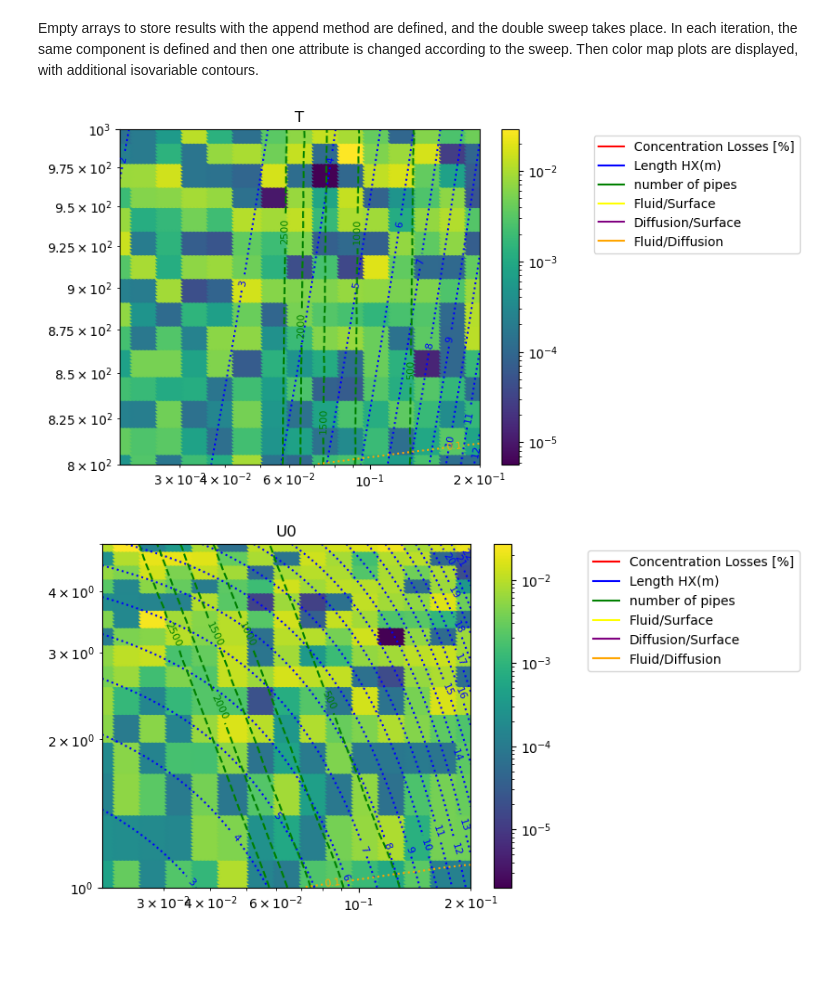
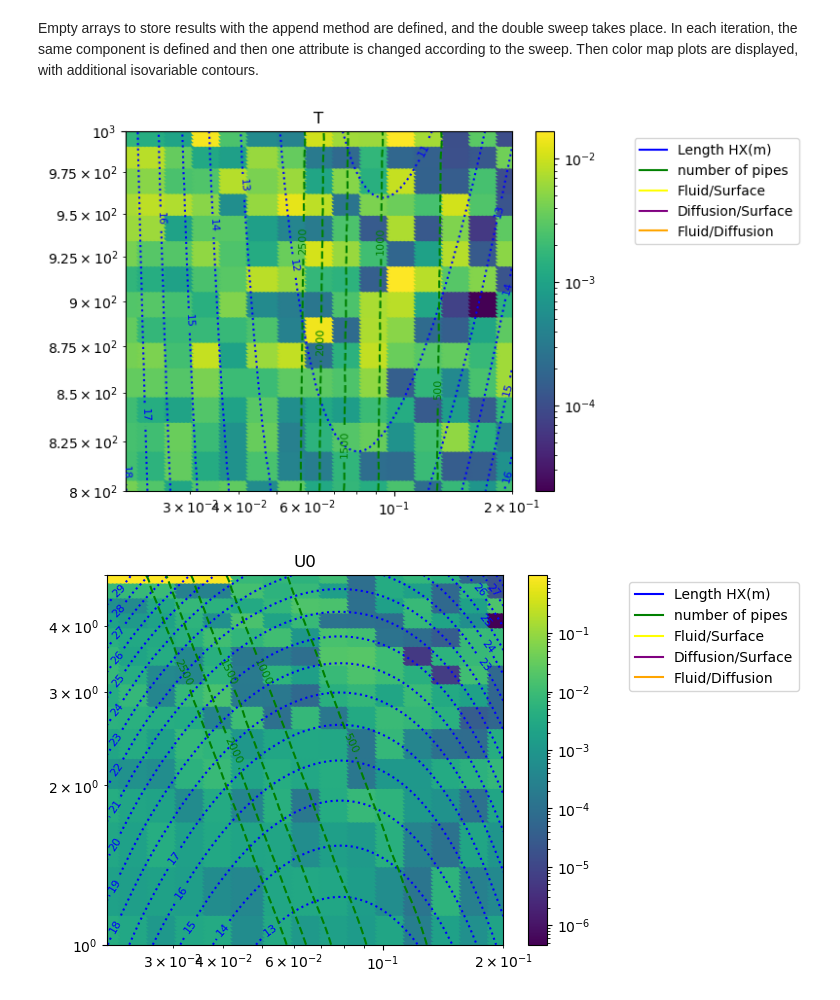
Before and after one commit to gabriele-ferrero/TRIOMA, a Jupyter notebook: Examples/Verification_analytical_eff_MS.ipynb, the cells around one changed output. Saved outputs shown, nothing was run; the diff lists cells and outputs as text; code cells hidden in the pictures; blank space fills up the shorter version.

```diff
--- a/Examples/Verification_analytical_eff_MS.ipynb
+++ b/Examples/Verification_analytical_eff_MS.ipynb
@@ -73,7 +73,8 @@ for j,vec in enumerate(v_vec):
                         mat=materials.Flibe(T)
                         flibe=Fluid(T=T, Solubility=mat.Solubility, MS=True,D=mat.D, d_Hyd=d_hyd ,mu=mat.mu,rho=mat.rho,U0=1,k=mat.k,
                          cp=mat.cp)
-                        BB=BreedingBlanket(Q=Q,TBR=1.08,T_out=T_hot_prim,T_in=T_cold_prim,fluid=flibe ,c_in=0)
+                        geom_PAV=Geometry(L=1,D=d_hyd,thick=2.1E-3)
+                        BB=BreedingBlanket(Q=Q,TBR=1.08,T_out=T_hot_prim,T_in=T_cold_prim,fluid=flibe ,c_in=1E-4)
                         BB.get_cout()
                         c0=BB.c_out
                         Steel = Membrane( T=T,
@@ -82,7 +83,7 @@ for j,vec in enumerate(v_vec):
                                 K_S=4.41E-3,
                                 k_d=1E6,
                                 k_r=1E6,k=21)
-                        PAV = Component(c_in=c0, eff=0.5, fluid=flibe, membrane=Steel)
+                        PAV = Component(c_in=c0, geometry=geom_PAV,eff=0.5, fluid=flibe, membrane=Steel)
                         if fluid_v_bool[j]==True:
                                 PAV.fluid.update_attribute(var_str,var)
                         elif solid_v_bool[j]==True:
@@ -99,15 +100,16 @@ for j,vec in enumerate(v_vec):
                         Pr_sec=corr.Pr(c_p=cp_sec,mu=mu_sec,k=k_sec)
                         h_coeff_sec=corr.get_h_from_Nu(corr.Nu_DittusBoelter(Re_sec, Pr_sec), k_sec,d_h_sec)
                         R_sec=1/h_coeff_sec
-                        U = PAV.get_global_HX_coeff(0)
+                        U = PAV.get_global_HX_coeff(R_sec)
                         L= corr.get_length_HX(corr.get_deltaTML(T_hot_prim, T_cold_prim, T_cold_sec, T_hot_sec), PAV.fluid.d_Hyd, PAV.U, Q_HX)
-                        PAV.get_efficiency(L,plotvar=False)
-                        PAV.analytical_efficiency(L)
+                        PAV.update_attribute('L',L)
+                        PAV.get_efficiency(plotvar=False)
+                        PAV.analytical_efficiency()
                         out_flux=(PAV.c_in*(1-PAV.eff)*PAV.fluid.U0*PAV.fluid.d_Hyd**2/4)
-                        eff_v=np.append(eff_v, PAV.eff_an)
+                        eff_v=np.append(eff_v, abs(PAV.eff-PAV.eff_an)/PAV.eff_an)
                         d_hyd_v_res=np.append(d_hyd_v_res, d_hyd)
                         var_vec=np.append(var_vec, var)
-                        res_vec=np.append(res_vec, abs(PAV.eff-PAV.eff_an)/min(PAV.eff_an,PAV.eff))
+                        res_vec=np.append(res_vec, abs(PAV.eff-PAV.eff_an)/PAV.eff_an)
                         L_vec=np.append(L_vec, L)
                         n_pipes_v=np.append(n_pipes_v, n_pipes)
                         H_v=np.append(H_v, PAV.H)
@@ -121,41 +123,40 @@ for j,vec in enumerate(v_vec):
         y = np.logspace(np.log10(min(var_vec[:])), np.log10(max(var_vec[:])), num=100)
         X, Y = np.meshgrid(x, y)
         Z = griddata((d_hyd_v_res, var_vec), (res_vec)*100, (X, Y), method='nearest')
-        Zeff=griddata((d_hyd_v_res, var_vec), eff_v, (X, Y), method='cubic')
         dZdX, dZdY = np.gradient(Z, x, y, edge_order=2)
         ZL=griddata((d_hyd_v_res, var_vec), L_vec, (X, Y), method='cubic')
         Zn_pipes=griddata((d_hyd_v_res, var_vec), n_pipes_v, (X, Y), method='cubic')
         ZH=griddata((d_hyd_v_res, var_vec), H_v, (X, Y), method='cubic')
         ZW=griddata((d_hyd_v_res, var_vec), W_v, (X, Y), method='cubic')
         Zratio=griddata((d_hyd_v_res, var_vec), H_v/W_v, (X, Y), method='cubic')
 
-        contour1=plt.contour(X, Y, Zeff, levels=[1E-4,1E-3,1E-2,1E-1,1,10],norm=LogNorm(),colors=color_vector[0])
+        #contour1=plt.contour(X, Y, Z, levels=[1E-4,1E-3,1E-2,1E-1,1,10],norm=LogNorm(),colors=color_vector[0])
         contour2=plt.contour(X, Y, ZL, levels=range(1,30,1),colors=color_vector[1],linestyles='dotted')
         contour3=plt.contour(X, Y, Zn_pipes, levels=range(500,3000,500),colors=color_vector[2],linestyles='dashed')
         contour4=plt.contour(X, Y, ZH, levels=[0.1,0.2,10,20],colors=color_vector[3],linestyles='dotted')
         contour5=plt.contour(X, Y, ZW, levels=[0.1,0.2,10,20],colors=color_vector[4],linestyles='dotted')
         contour6=plt.contour(X, Y, Zratio, levels=[0.1,0.2,10,20],colors=color_vector[5],linestyles='dotted')
         scatter=plt.scatter(X,Y, c=Z ,norm=colors.LogNorm())
-        plt.clabel(contour1, inline=True, fontsize=8)
+        #plt.clabel(contour1, inline=True, fontsize=8)
         plt.clabel(contour2, inline=True, fontsize=8)
         plt.clabel(contour3, inline=True, fontsize=8)
         plt.clabel(contour4, inline=True, fontsize=8)
         plt.clabel(contour5, inline=True, fontsize=8)
         plt.clabel(contour6, inline=True, fontsize=8)
         if scatter:
                 if np.nanmin(scatter.get_array()) < np.nanmax(scatter.get_array()):
                         plt.colorbar(scatter)  # Show color scale for scatter
                 else:
                         print("Cannot create colorbar: data does not have a valid range of values.")
-        line1 = mlines.Line2D([], [], color=color_vector[0], markersize=15, label='Concentration Losses [%]')
+        #line1 = mlines.Line2D([], [], color=color_vector[0], markersize=15, label='Concentration Losses [%]')
         line2 = mlines.Line2D([], [], color=color_vector[1], markersize=15, label='Length HX(m)')
         line3 = mlines.Line2D([], [], color=color_vector[2], markersize=15, label='number of pipes')
         line4 = mlines.Line2D([], [], color=color_vector[3], markersize=15, label='Fluid/Surface')
         line5 = mlines.Line2D([], [], color=color_vector[4], markersize=15, label='Diffusion/Surface')
         line6= mlines.Line2D([], [], color=color_vector[5], markersize=15, label='Fluid/Diffusion')
-        plt.legend(handles=[ line1,line2, line3], loc='upper right')
-        plt.legend(handles=[ line1,line2, line3,line4,line5,line6], bbox_to_anchor=(1.3, 1), loc='upper left')
+        #plt.legend(handles=[ line1,line2, line3], loc='upper right')
+        plt.legend(handles=[ line2, line3,line4,line5,line6], bbox_to_anchor=(1.3, 1), loc='upper left')
         plt.show()
 # %% [output]
-[figure, old version]
+[figure, new version]
-[figure, old version]
+[figure, new version]
```
Also changed, not shown: parts of 2 cells of this notebook, 3 other files.
